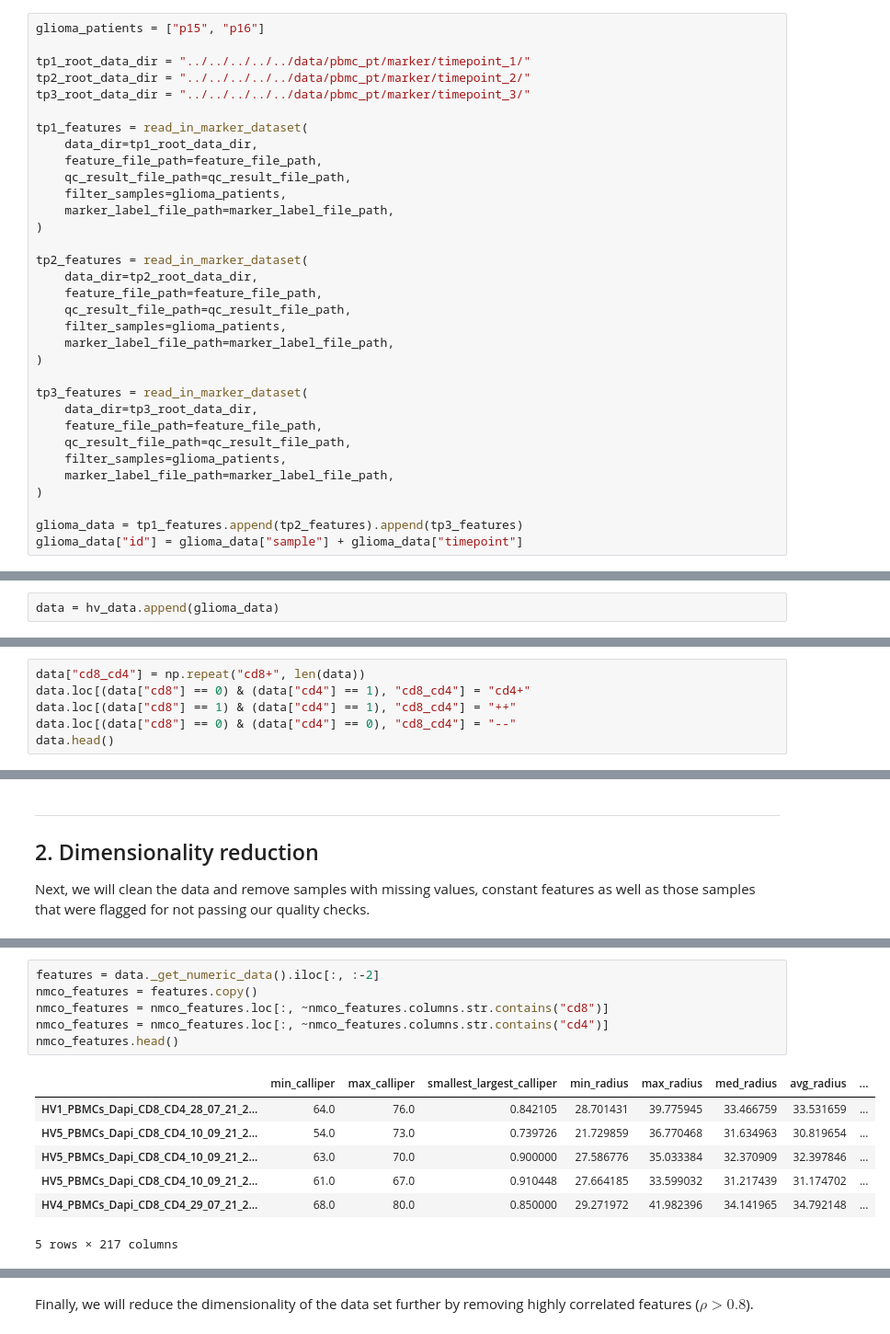
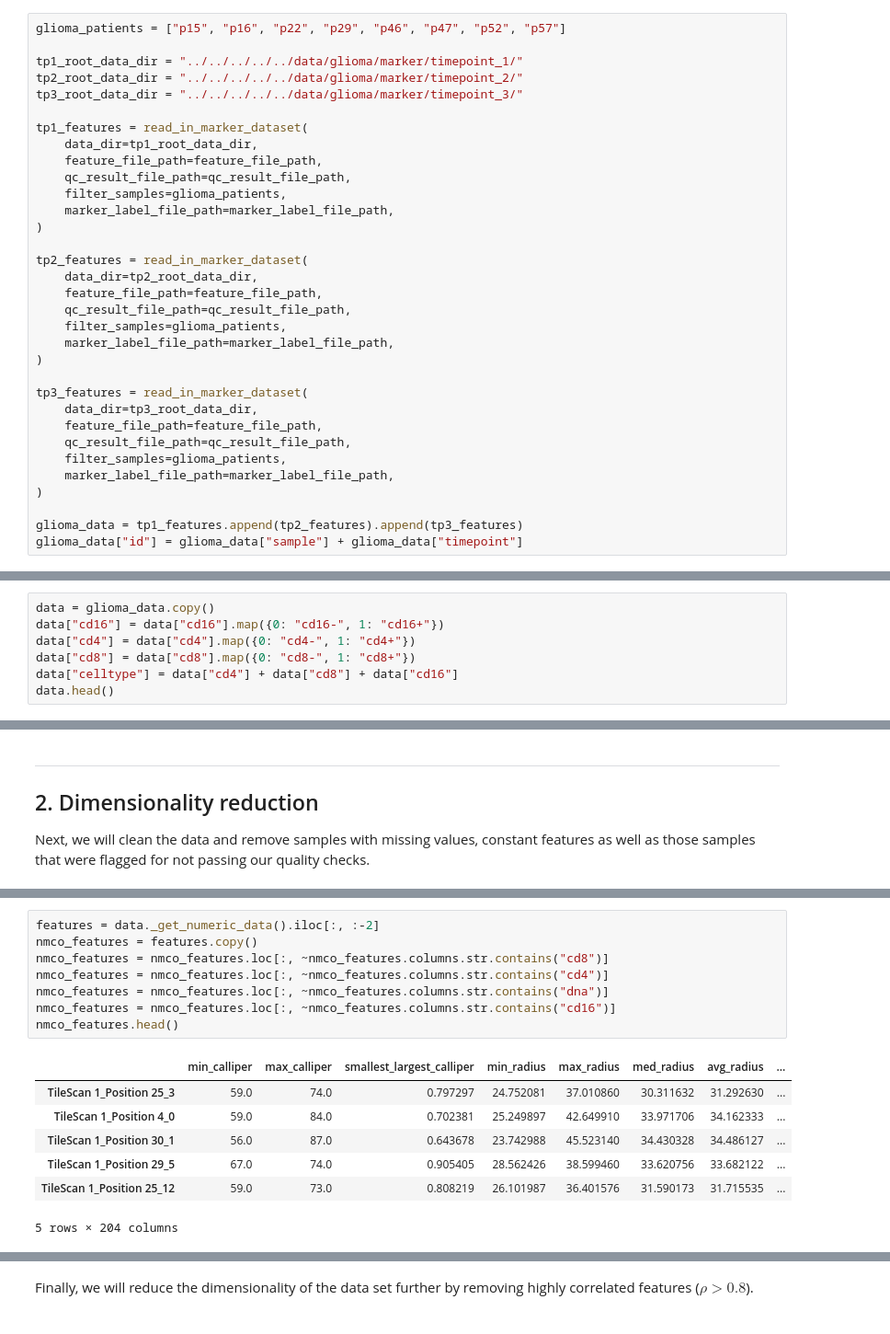
Before and after one commit to GVS-Lab/immune_cell_project, a Jupyter notebook: notebooks/pbmc/patients/marker/cancer_specific/eda_marker_glioma.ipynb, the cells around one changed output, grey strips where cells are left out. Shown at 92% size. Drawn from its saved outputs; the diff is of its cells as text.

```diff
--- a/notebooks/pbmc/patients/marker/cancer_specific/eda_marker_glioma.ipynb
+++ b/notebooks/pbmc/patients/marker/cancer_specific/eda_marker_glioma.ipynb
@@ -74,9 +63,9 @@ hv_data.describe()
 # %%
-glioma_patients = ["p15", "p16"]
+glioma_patients = ["p15", "p16", "p22", "p29", "p46", "p47", "p52", "p57"]
 
-tp1_root_data_dir = "../../../../../data/pbmc_pt/marker/timepoint_1/"
-tp2_root_data_dir = "../../../../../data/pbmc_pt/marker/timepoint_2/"
-tp3_root_data_dir = "../../../../../data/pbmc_pt/marker/timepoint_3/"
+tp1_root_data_dir = "../../../../../data/glioma/marker/timepoint_1/"
+tp2_root_data_dir = "../../../../../data/glioma/marker/timepoint_2/"
+tp3_root_data_dir = "../../../../../data/glioma/marker/timepoint_3/"
 
 tp1_features = read_in_marker_dataset(
     data_dir=tp1_root_data_dir,
@@ -158,3 +160,8 @@ glioma_data.describe()
 # %%
-data = hv_data.append(glioma_data)
+data = glioma_data.copy()
+data["cd16"] = data["cd16"].map({0: "cd16-", 1: "cd16+"})
+data["cd4"] = data["cd4"].map({0: "cd4-", 1: "cd4+"})
+data["cd8"] = data["cd8"].map({0: "cd8-", 1: "cd8+"})
+data["celltype"] = data["cd4"] + data["cd8"] + data["cd16"]
+data.head()
 # %% [output]
@@ -162,6 +176,0 @@ data = hv_data.append(glioma_data)
-# %%
-data["cd8_cd4"] = np.repeat("cd8+", len(data))
-data.loc[(data["cd8"] == 0) & (data["cd4"] == 1), "cd8_cd4"] = "cd4+"
-data.loc[(data["cd8"] == 1) & (data["cd4"] == 1), "cd8_cd4"] = "++"
-data.loc[(data["cd8"] == 0) & (data["cd4"] == 0), "cd8_cd4"] = "--"
-data.head()
@@ -193,15 +194,17 @@ Removed additional 6 features. Remaining: 259.
 # %%
 features = data._get_numeric_data().iloc[:, :-2]
 nmco_features = features.copy()
 nmco_features = nmco_features.loc[:, ~nmco_features.columns.str.contains("cd8")]
 nmco_features = nmco_features.loc[:, ~nmco_features.columns.str.contains("cd4")]
+nmco_features = nmco_features.loc[:, ~nmco_features.columns.str.contains("dna")]
+nmco_features = nmco_features.loc[:, ~nmco_features.columns.str.contains("cd16")]
 nmco_features.head()
 # %% [output]
 |  | min_calliper | max_calliper | smallest_largest_calliper | min_radius | max_radius | med_radius | avg_radius | ... |
-| HV1_PBMCs_Dapi_CD8_CD4_28_07_21_2... | 64.0 | 76.0 | 0.842105 | 28.701431 | 39.775945 | 33.466759 | 33.531659 | ... |
-| HV5_PBMCs_Dapi_CD8_CD4_10_09_21_2... | 54.0 | 73.0 | 0.739726 | 21.729859 | 36.770468 | 31.634963 | 30.819654 | ... |
-| HV5_PBMCs_Dapi_CD8_CD4_10_09_21_2... | 63.0 | 70.0 | 0.900000 | 27.586776 | 35.033384 | 32.370909 | 32.397846 | ... |
-| HV5_PBMCs_Dapi_CD8_CD4_10_09_21_2... | 61.0 | 67.0 | 0.910448 | 27.664185 | 33.599032 | 31.217439 | 31.174702 | ... |
-| HV4_PBMCs_Dapi_CD8_CD4_29_07_21_2... | 68.0 | 80.0 | 0.850000 | 29.271972 | 41.982396 | 34.141965 | 34.792148 | ... |
+| TileScan 1_Position 25_3 | 59.0 | 74.0 | 0.797297 | 24.752081 | 37.010860 | 30.311632 | 31.292630 | ... |
+| TileScan 1_Position 4_0 | 59.0 | 84.0 | 0.702381 | 25.249897 | 42.649910 | 33.971706 | 34.162333 | ... |
+| TileScan 1_Position 30_1 | 56.0 | 87.0 | 0.643678 | 23.742988 | 45.523140 | 34.430328 | 34.486127 | ... |
+| TileScan 1_Position 29_5 | 67.0 | 74.0 | 0.905405 | 28.562426 | 38.599460 | 33.620756 | 33.682122 | ... |
+| TileScan 1_Position 25_12 | 59.0 | 73.0 | 0.808219 | 26.101987 | 36.401576 | 31.590173 | 31.715535 | ... |
-5 rows × 217 columns
+5 rows × 204 columns
 [interactive output not drawn]
```
Also changed, not shown: parts of 29 cells of this notebook, 36 other files.
